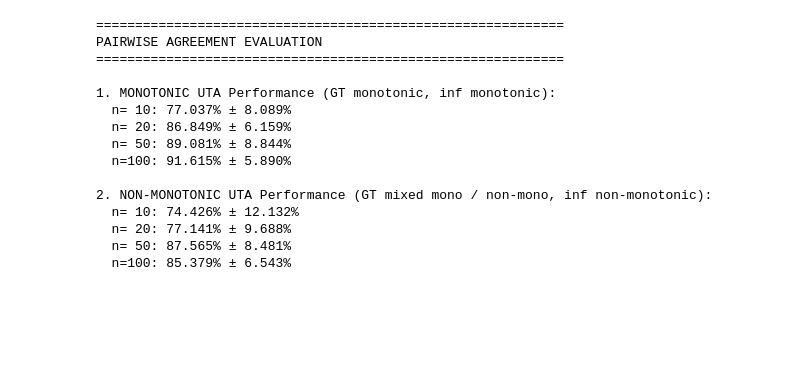
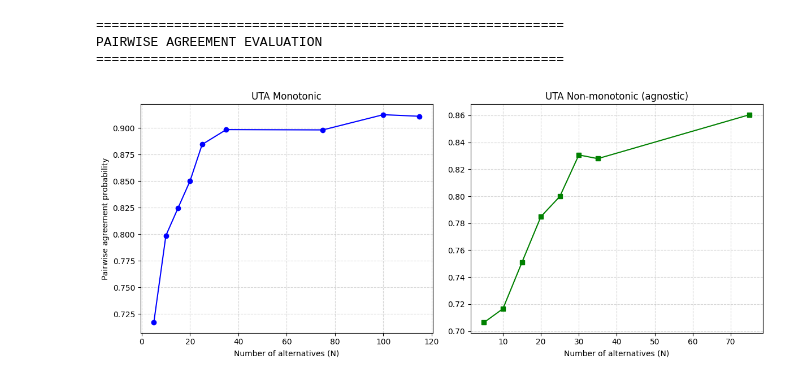
Before and after one commit to MathysBgh/UTA_project, a Jupyter notebook: uta_non_monotonic.ipynb, the cells around one changed output. Saved outputs shown, nothing was run; the diff lists cells and outputs as text; code cells hidden in the pictures; blank space fills up the shorter version.

```diff
--- a/uta_non_monotonic.ipynb
+++ b/uta_non_monotonic.ipynb
@@ -763,47 +763,69 @@ Generating visualizations...
 # %%
 # ==================== COMPREHENSIVE EVALUATION ====================
+import matplotlib.pyplot as plt
+
+mono_means = []
+nonmono_means = []
+
+N1 = [5, 10, 15, 20, 25, 35, 75, 100, 115]
+N2 = [5, 10, 15, 20, 25, 30, 35, 75]
+
 
 print("\n" + "="*60)
 print("PAIRWISE AGREEMENT EVALUATION")
 print("="*60)
 
 # 1) Monotonic UTA : GT 100% monotone, inférence monotone
-print("\n1. MONOTONIC UTA Performance (GT monotonic, inf monotonic):")
-for n_alts in [10, 20, 50, 100]:
+# print("\n1. MONOTONIC UTA Performance (GT monotonic, inf monotonic):")
+for n_alts in N1:
     result = run_protocol(
         n=n_alts, m=4, L=5,
-        n_pairs=10_000, repeats=30,
+        n_pairs=10_000, repeats=50,
         use_non_monotonic=False,   # inférence monotone
         gt_mode="monotonic",       # GT monotone
     )
-    print(f"  n={n_alts:3d}: {result['mean_acc']:.3%} ± {result['std_acc']:.3%}")
+    # print(f"  n={n_alts:3d}: {result['mean_acc']:.3%}")
+
+    mono_means.append(result["mean_acc"])
 
 # 2) Non-monotonic UTA : GT mixte (50% non-mono), inf agnostique non-monotone
-print("\n2. NON-MONOTONIC UTA Performance (GT mixed mono / non-mono, inf non-monotonic):")
-for n_alts in [10, 20, 50, 100]:
+# print("\n2. NON-MONOTONIC UTA Performance (GT mixed mono / non-mono, inf non-monotonic):")
+for n_alts in N2:
     result = run_protocol(
         n=n_alts, m=4, L=5,
-        n_pairs=10_000, repeats=30,
+        n_pairs=10_000, repeats=50,
         use_non_monotonic=True,    # inférence avec gamma + epsilon variable
         gt_mode="mixed",           # GT : critères mixtes, décidés par uta_gt
     )
-    print(f"  n={n_alts:3d}: {result['mean_acc']:.3%}")
+    # print(f"  n={n_alts:3d}: {result['mean_acc']:.3%}")
+
+    nonmono_means.append(result["mean_acc"])
+
+# --- Plotting results ---
+fig, axes = plt.subplots(1, 2, figsize=(12, 5))
+
+# --- Plot 1 : Monotonic ---
+axes[0].plot(N1, mono_means, marker='o', color='blue')
+axes[0].set_title("UTA Monotonic")
+axes[0].set_xlabel("Number of alternatives (N)")
+axes[0].set_ylabel("Pairwise agreement probability")
+
+axes[0].grid(True, which='both', linestyle='--', alpha=0.5)
+
+# --- Plot 2 : Non-monotonic (agnostic) ---
+axes[1].plot(N2, nonmono_means, marker='s', color='green')
+axes[1].set_title("UTA Non-monotonic (agnostic)")
+axes[1].set_xlabel("Number of alternatives (N)")
+
+axes[1].grid(True, which='both', linestyle='--', alpha=0.5)
+
+plt.tight_layout()
+plt.show()
 # %% [output]
 ============================================================
 PAIRWISE AGREEMENT EVALUATION
 ============================================================
-
-1. MONOTONIC UTA Performance (GT monotonic, inf monotonic):
-  n= 10: 77.037% ± 8.089%
-  n= 20: 86.849% ± 6.159%
-  n= 50: 89.081% ± 8.844%
-  n=100: 91.615% ± 5.890%
-
-2. NON-MONOTONIC UTA Performance (GT mixed mono / non-mono, inf non-monotonic):
-  n= 10: 74.426% ± 12.132%
-  n= 20: 77.141% ± 9.688%
-  n= 50: 87.565% ± 8.481%
-  n=100: 85.379% ± 6.543%
+[figure, added]
 # %%
 # ==================== GAMMA WEIGHT SENSITIVITY ANALYSIS ====================
 
```
Also changed, not shown: parts of 4 cells of this notebook.
